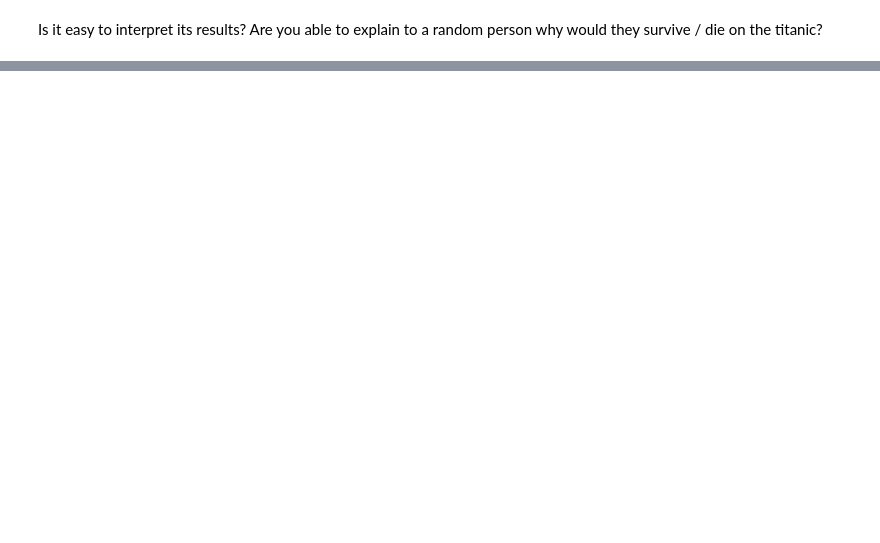
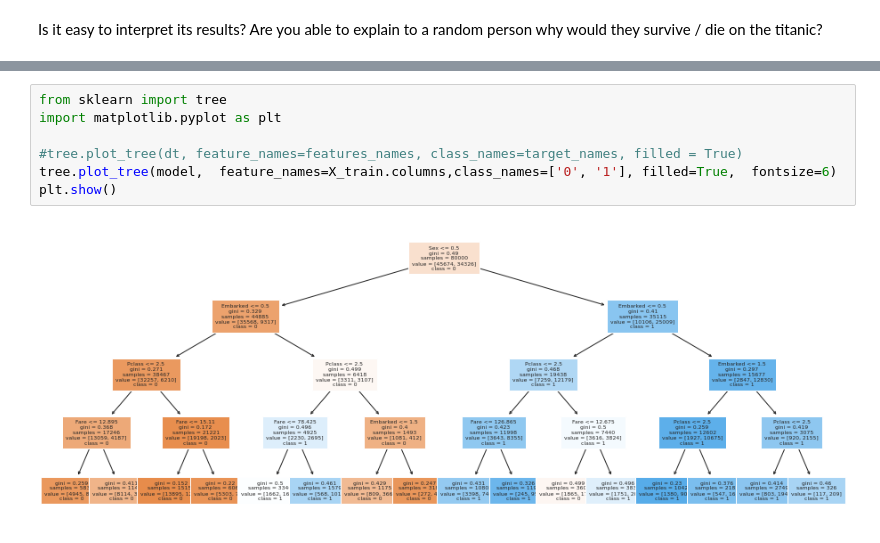
Before and after one commit to galamuz/ml-intro-2, a Jupyter notebook: 7_trees_and_ensembles/rf_classifier.ipynb, the cells around one changed output, grey strips where cells are left out. Saved outputs shown, nothing was run; the diff lists cells and outputs as text; blank space fills up the shorter version.

Commit message:
add tree

```diff
--- a/7_trees_and_ensembles/rf_classifier.ipynb
+++ b/7_trees_and_ensembles/rf_classifier.ipynb
@@ -766,0 +748,9 @@ Is it easy to interpret its results? Are you able to explain to a random person
+# %%
+from sklearn import tree
+import matplotlib.pyplot as plt
+
+#tree.plot_tree(dt, feature_names=features_names, class_names=target_names, filled = True)
+tree.plot_tree(model,  feature_names=X_train.columns,class_names=['0', '1'], filled=True,  fontsize=6)
+plt.show()
+# %% [output]
+[figure, added]
```
Also changed, not shown: parts of 3 cells of this notebook.
